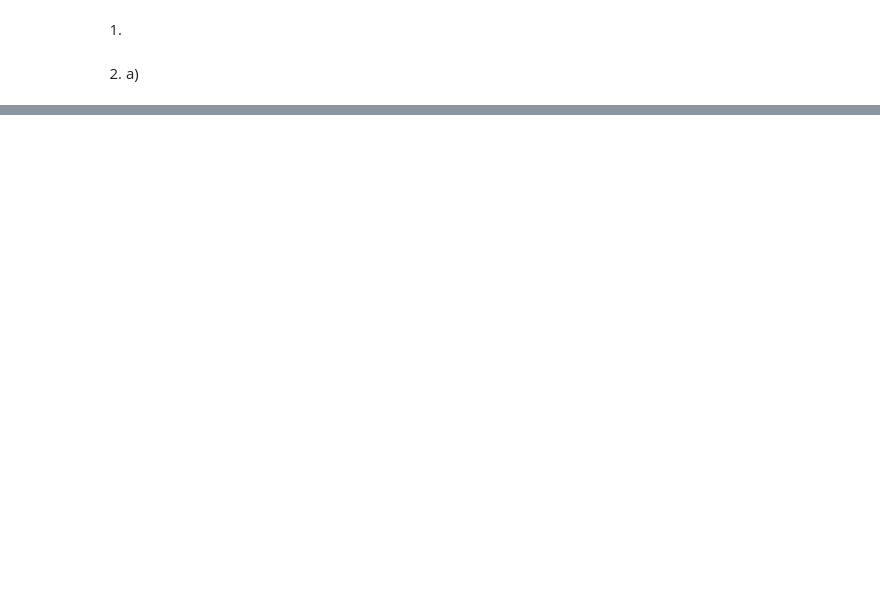
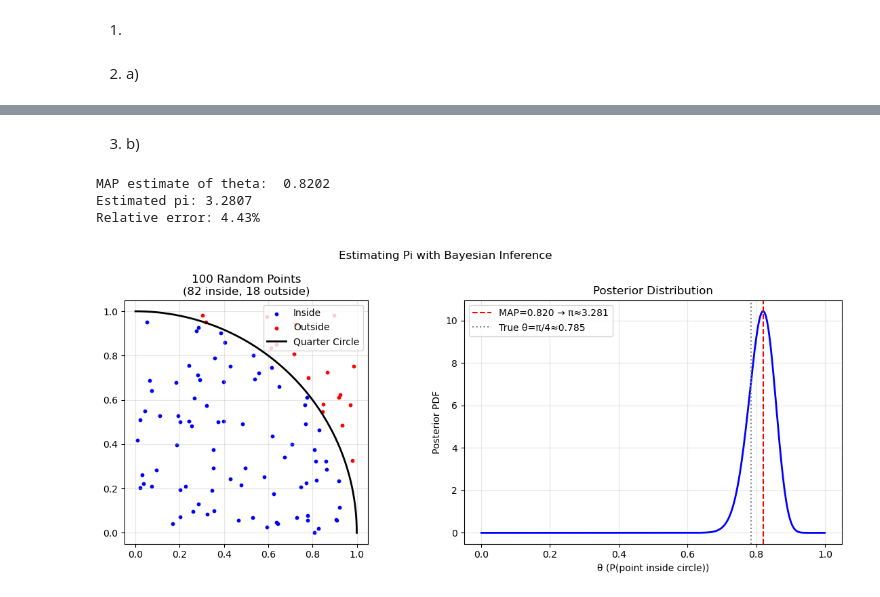
Before and after one commit to julia-brouwer1/Comp_HW_6, a Jupyter notebook: HW_6.ipynb, the cells around one changed output, grey strips where cells are left out. Cells and saved outputs as stored; diff of their text form; code cells hidden in the pictures; blank space fills up the shorter version.

```diff
--- a/HW_6.ipynb
+++ b/HW_6.ipynb
@@ -34,0 +160,42 @@ def bayesian (prior_func, likelihood_func, data, thetas):
+# %% [markdown]
+3) b)
+# %%
+thetas = np.linspace(0.001, 0.999, 1000)
+prior_func = lambda t: beta_dist(t, 1, 1)  # uniform prior
+posterior = bayesian(prior_func, binomial, data_circle, thetas)
+
+map_est = thetas[np.argmax(posterior)]
+pi_estimate = 4 * map_est
+
+print(f"MAP estimate of theta: {map_est: .4f}")
+print(f"Estimated pi: {pi_estimate:.4f}")
+print(f"Relative error: {abs(pi_estimate - np.pi) / np.pi * 100:.2f}%")
+
+fig, axes = plt.subplots(1, 2, figsize = (12, 5))
+fig.suptitle("Estimating Pi with Bayesian Inference")
+
+axes[0].scatter(x[inside], y[inside], color = 'blue', s=10, label = 'Inside')
+axes[0].scatter(x[~inside], y[~inside], color = 'red', s = 10, label = 'Outside')
+axes[0].set_aspect('equal')
+theta_arc = np.linspace(0, np.pi/2, 300)
+axes[0].plot(np.cos(theta_arc), np.sin(theta_arc), 'k-', linewidth = 2, label = 'Quarter Circle')
+axes[0].set_title(f'100 Random Points\n({np.sum(inside)} inside, {N - np.sum(inside)} outside)')
+axes[0].legend()
+axes[0].grid(alpha = 0.3)
+
+axes[1].plot(thetas, posterior, color = "blue", linewidth = 2)
+axes[1].axvline(map_est, color='red', linestyle='--', label=f'MAP={map_est:.3f} → π≈{pi_estimate:.3f}')
+axes[1].axvline(np.pi/4, color='gray', linestyle=':', label=f'True θ=π/4≈{np.pi/4:.3f}')
+axes[1].set_xlabel('θ (P(point inside circle))')
+axes[1].set_ylabel('Posterior PDF')
+axes[1].set_title('Posterior Distribution')
+axes[1].legend()
+axes[1].grid(alpha=0.3)
+
+plt.tight_layout()
+plt.show()
+# %% [output]
+MAP estimate of theta:  0.8202
+Estimated pi: 3.2807
+Relative error: 4.43%
+[figure, added]
```
Also changed, not shown: parts of 12 cells of this notebook.
